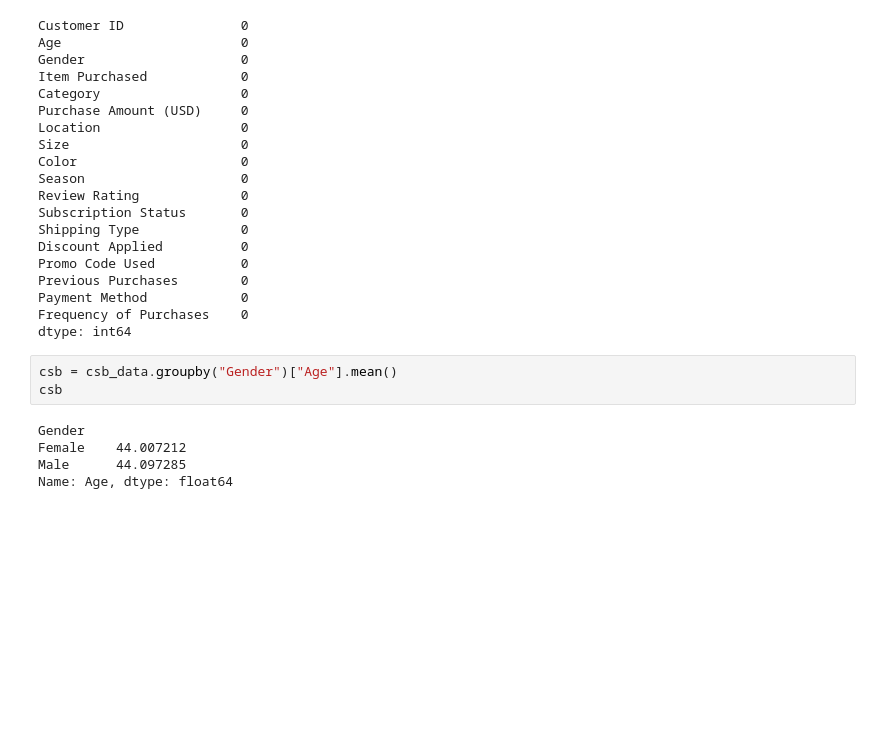
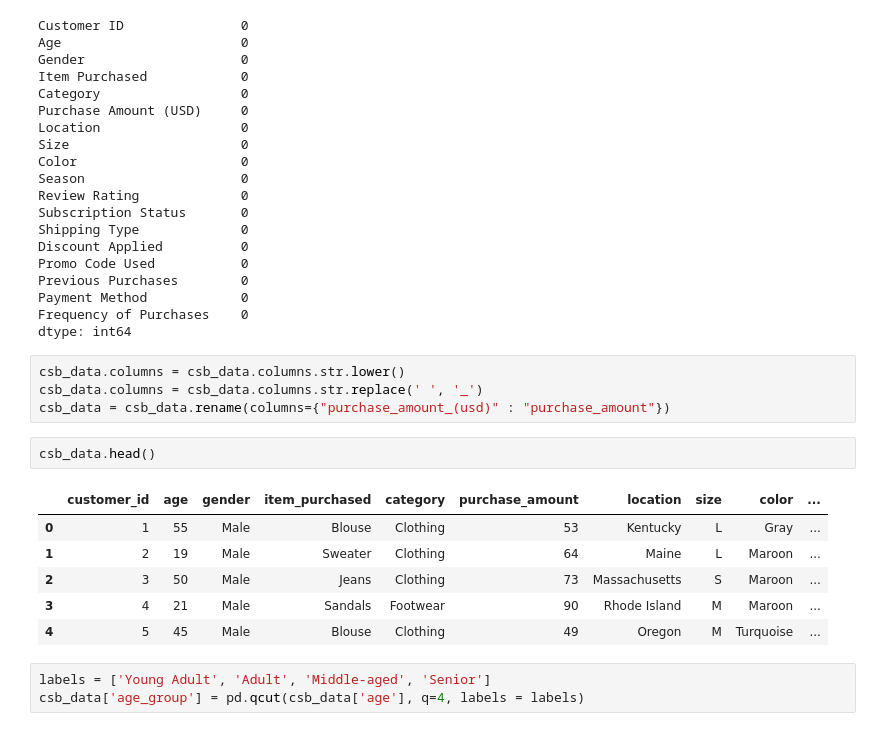
Before and after one commit to Abdullah010213/Customer_Shopping_Behavior, a Jupyter notebook: CSB_Analysis.ipynb, the cells around one changed output. Cells and saved outputs as stored; diff of their text form; blank space fills up the shorter version.

```diff
--- a/CSB_Analysis.ipynb
+++ b/CSB_Analysis.ipynb
@@ -108,11 +108,19 @@ Previous Purchases        0
 Payment Method            0
 Frequency of Purchases    0
 dtype: int64
-# %%
-csb = csb_data.groupby("Gender")["Age"].mean()
-csb
-# %% [output]
-Gender
-Female    44.007212
-Male      44.097285
-Name: Age, dtype: float64
+# %%
+csb_data.columns = csb_data.columns.str.lower()
+csb_data.columns = csb_data.columns.str.replace(' ', '_')
+csb_data = csb_data.rename(columns={"purchase_amount_(usd)" : "purchase_amount"})
+# %%
+csb_data.head()
+# %% [output]
+|  | customer_id | age | gender | item_purchased | category | purchase_amount | location | size | color | ... |
+| 0 | 1 | 55 | Male | Blouse | Clothing | 53 | Kentucky | L | Gray | ... |
+| 1 | 2 | 19 | Male | Sweater | Clothing | 64 | Maine | L | Maroon | ... |
+| 2 | 3 | 50 | Male | Jeans | Clothing | 73 | Massachusetts | S | Maroon | ... |
+| 3 | 4 | 21 | Male | Sandals | Footwear | 90 | Rhode Island | M | Maroon | ... |
+| 4 | 5 | 45 | Male | Blouse | Clothing | 49 | Oregon | M | Turquoise | ... |
+# %%
+labels = ['Young Adult', 'Adult', 'Middle-aged', 'Senior']
+csb_data['age_group'] = pd.qcut(csb_data['age'], q=4, labels = labels)
```
Also changed, not shown: parts of 9 cells of this notebook.
